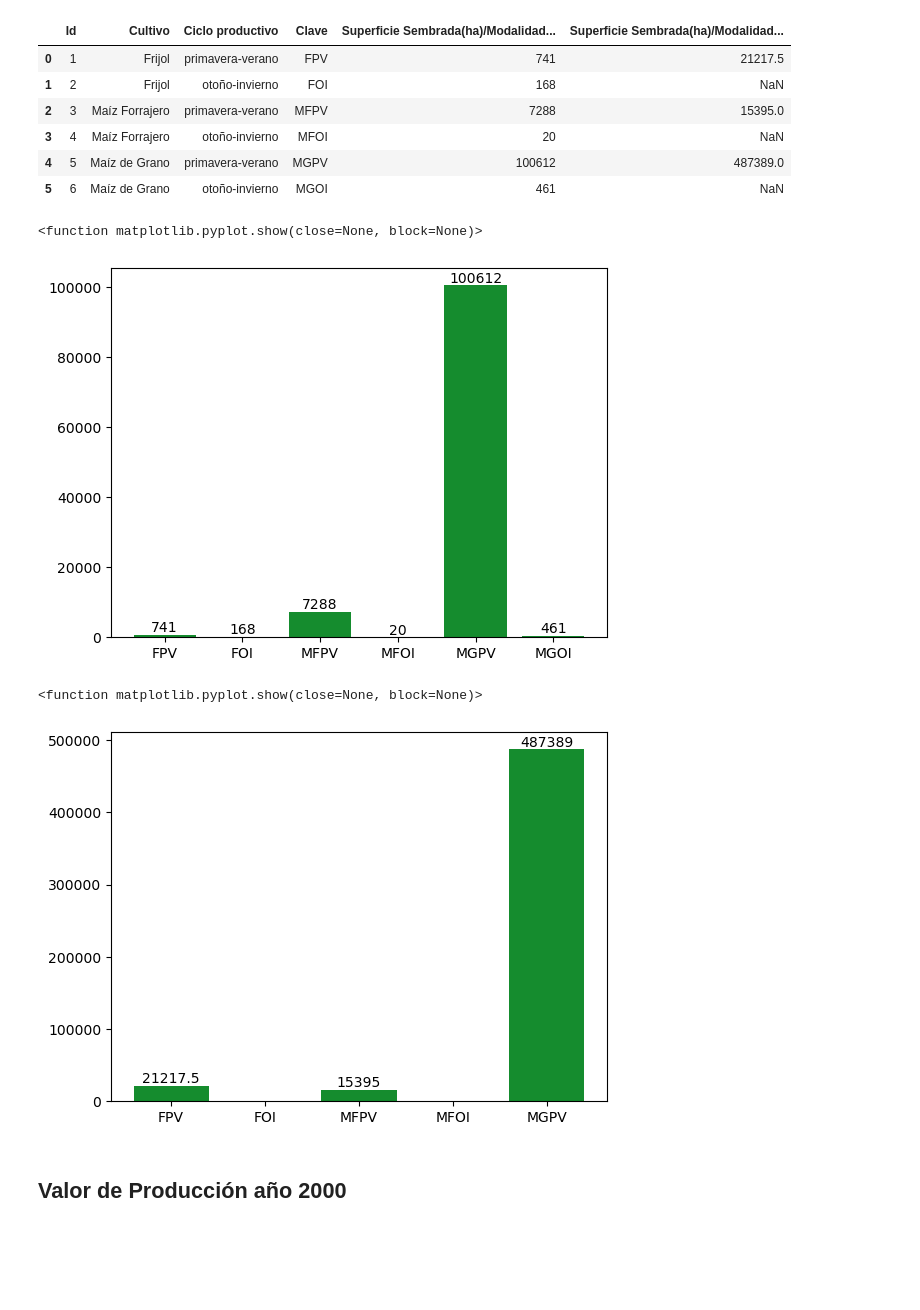
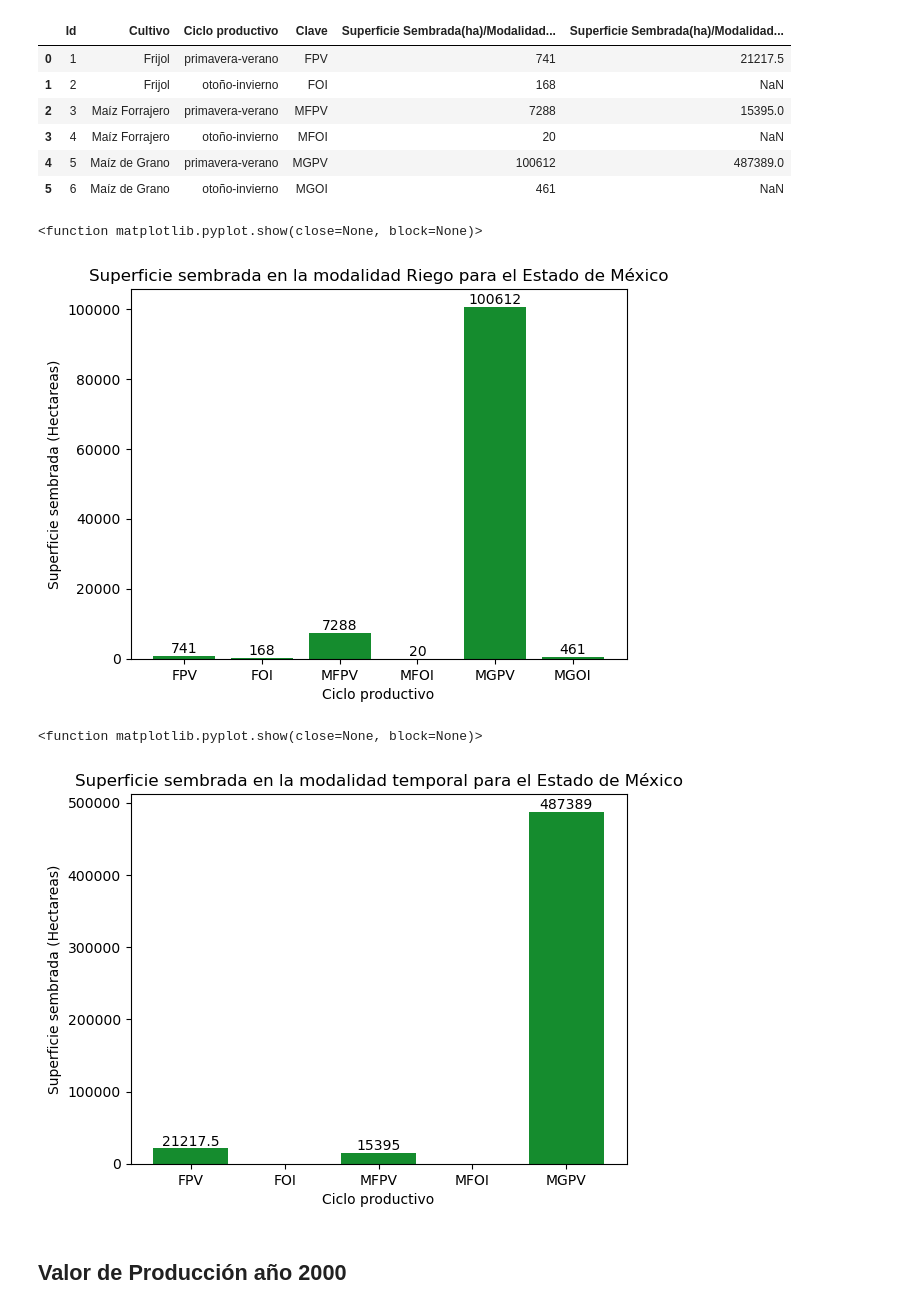
Before and after one commit to JFChavezC001/ReporteResidencia, a Jupyter notebook: resultadosProyect.ipynb, the cells around one changed output. Saved outputs shown, nothing was run; the diff lists cells and outputs as text; code cells hidden in the pictures; blank space fills up the shorter version.

Commit message:
Estilizamos nuestras gráficas colocando etiquetas para el titulo, el ejeX y el ejeY

```diff
--- a/resultadosProyect.ipynb
+++ b/resultadosProyect.ipynb
@@ -34,19 +34,25 @@ supSembradaR=plt.bar(supSemb['Clave'],
                     supSemb['Superficie Sembrada(ha)/Modalidad Riego'],
                    color='#158C2E')#agregamos los valores que se estan trabajando
 plt.bar_label(supSembradaR)#agregamos las etiquetas con el valor de nuestra superficie para cada modalidad
+plt.title("Superficie sembrada en la modalidad Riego para el Estado de México",loc="Center")#agregamos una etiqueta para nuestro titulo
+plt.xlabel("Ciclo productivo")#agregamos etiqueta para los ciclos productivos en el eje X
+plt.ylabel("Superficie sembrada (Hectareas)")#agregamos etiqueta para la superficie sembrada en el eje y
 plt.show
 # %% [output]
 <function matplotlib.pyplot.show(close=None, block=None)>
-[figure, old version]
+[figure, new version]
 # %%
 supSembradaT=plt.bar(supSemb['Clave'],
                     supSemb['Superficie Sembrada(ha)/Modalidad Temporal'],
                    color='#158C2E')#agregamos los valores que se estan trabajando
 plt.bar_label(supSembradaT)#agregamos las etiquetas con el valor de nuestra superficie para cada modalidad
+plt.title("Superficie sembrada en la modalidad temporal para el Estado de México",loc="Center")#agregamos una etiqueta para nuestro titulo
+plt.xlabel("Ciclo productivo")#agregamos etiqueta para los ciclos productivos en el eje X
+plt.ylabel("Superficie sembrada (Hectareas)")#agregamos etiqueta para la superficie sembrada en el eje y
 plt.show
 # %% [output]
 <function matplotlib.pyplot.show(close=None, block=None)>
-[figure, old version]
+[figure, new version]
 # %% [markdown]
 ## Valor de Producción año 2000
 # %%
```
